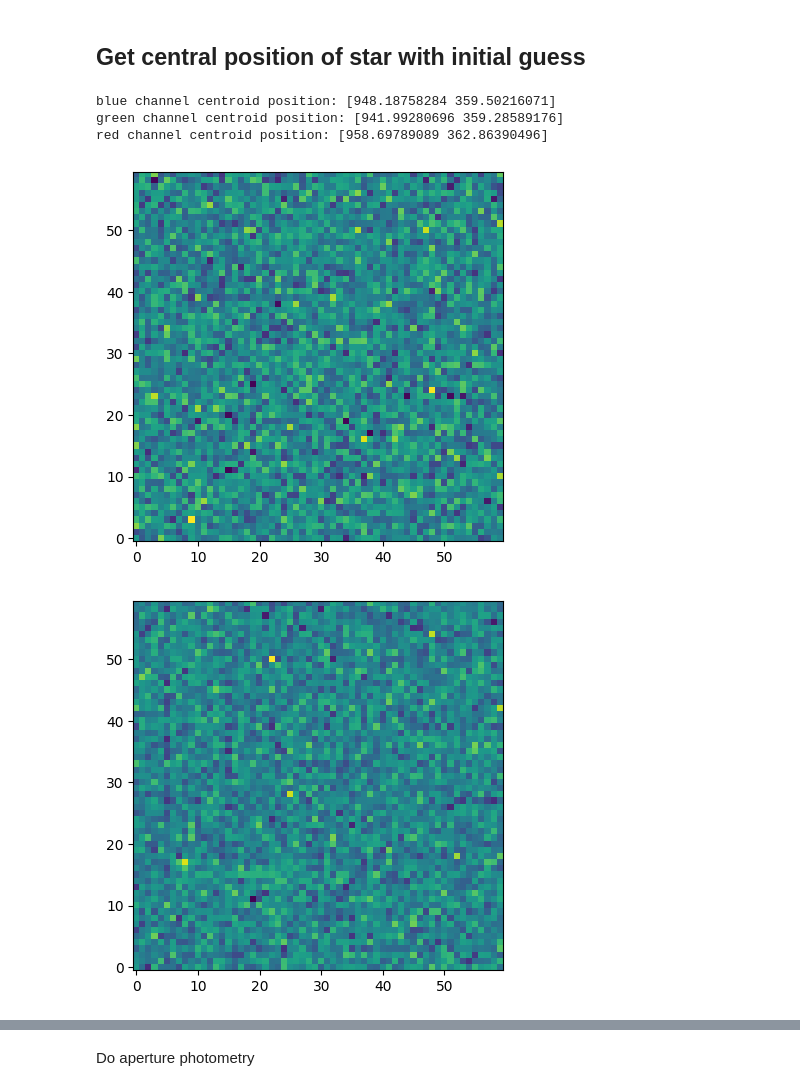
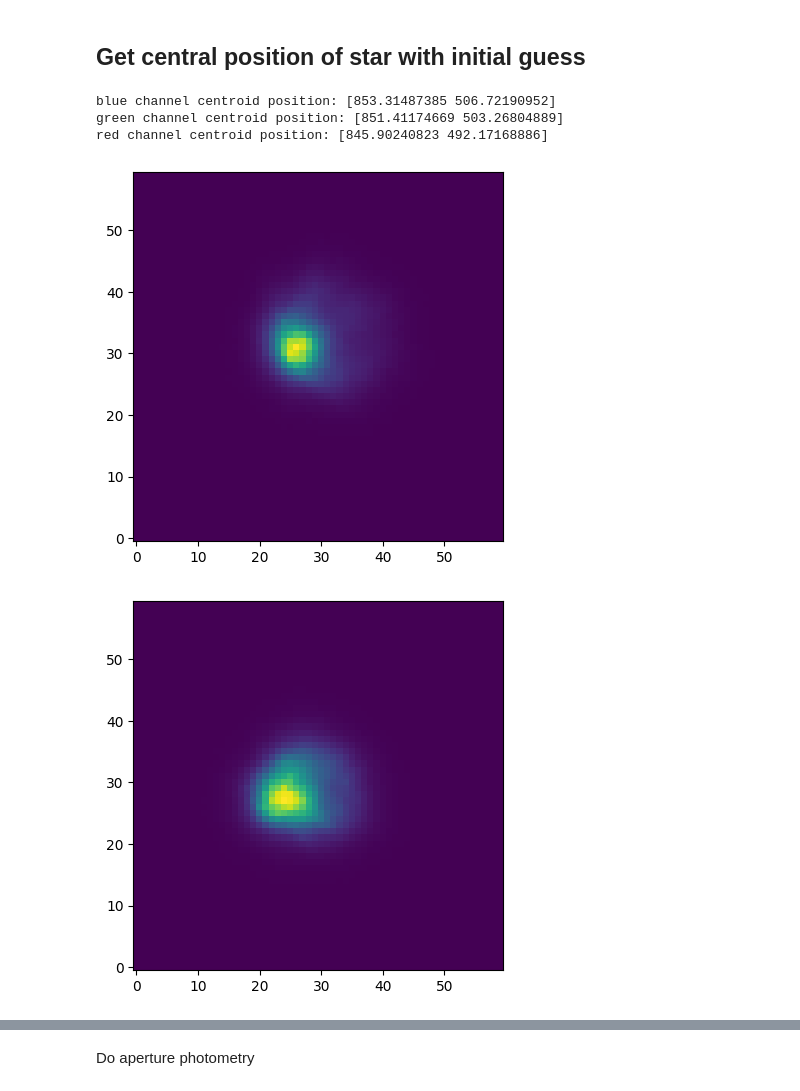
Before and after one commit to wisewizardofthestars/LA, a Jupyter notebook: V-aperture_photometry SHELIAK.ipynb, the cells around one changed output, grey strips where cells are left out. Cells and saved outputs as stored; diff of their text form; code cells hidden in the pictures.

```diff
--- a/V-aperture_photometry SHELIAK.ipynb
+++ b/V-aperture_photometry SHELIAK.ipynb
@@ -18,11 +18,11 @@ from astropy.visualization import simple_norm
 from photutils.aperture import aperture_photometry, CircularAnnulus, CircularAperture
 # %%
 # Make sure filters and paths match in length
-filters = ['blue', 'green', 'red']  # or adjust to match your files
+filters = [ 'blue', 'green', 'red']  # or adjust to match your files
 paths = []
-for file in os.listdir("./m57/aligned/"):
+for file in os.listdir("./sheliak/bgsub_stacked/"):
     if file.endswith(".fits"):
-        paths.append(os.path.join("./m57/aligned/", file))
+        paths.append(os.path.join("./sheliak/bgsub_stacked/", file))
 
 stacked_images = {}
 for i, fil in enumerate(filters):
@@ -62,7 +62,7 @@ for i,image in enumerate(stacked_images.values()):
 
     sigma_clip = SigmaClip(sigma=3.0)
     bkg_estimator = MedianBackground()
-    bkg = Background2D(image,(50,50),filter_size=(3,3),sigma_clip=sigma_clip,  ## this is the background and its noise
+    bkg = Background2D(image,(50,50),filter_size=(5,5),sigma_clip=sigma_clip,  ## this is the background and its noise
                     bkg_estimator=bkg_estimator,mask=srcmask)
     bkg_filters[filters[i]] = bkg
 
@@ -70,10 +70,11 @@ for i,image in enumerate(stacked_images.values()):
     erimage_filters[filters[i]] = erimage
 # %%
 ## Background
-lo,up = np.percentile(bkg.background,1),np.percentile(bkg.background,99)
-plt.figure()
-plt.imshow(bkg.background,cmap='gray',origin='lower',clim=(lo,up))
-plt.colorbar()
-plt.xlabel('xpix')
-plt.ylabel('ypix')
+for i,bkg in enumerate(bkg_filters.values()):
+    lo,up = np.percentile(bkg.background,1),np.percentile(bkg.background,99)
+    plt.figure()
+    plt.imshow(bkg.background,cmap='gray',origin='lower',clim=(lo,up))
+    plt.colorbar()
+    plt.xlabel('xpix')
+    plt.ylabel('ypix')
 # %% [output]
@@ -83,6 +84,6 @@ plt.ylabel('ypix')
 # %%
 ## Image and noise Plot
-fig, ax = plt.subplots(2, 3, figsize=(20, 10))
+fig, ax = plt.subplots(2, 4, figsize=(20, 10))
 for i,(image,erimage) in enumerate(zip(stacked_images.values(),erimage_filters.values())):
     lo,up = np.percentile(image,1),np.percentile(image,99)
     ax[0, i].imshow(image,cmap='gray',origin='lower',clim=(lo,up))
@@ -104,20 +105,20 @@ for i,erimage in enumerate(erimage_filters.values()):
 ## Get central position of star with initial guess
 # %%
 ## Estimate position with an initial position guess of the star with centroid
-pos_guess = [948,354]   ## initial guess (x,y) (CHANGE TO YOUR STAR POSITION!)
+pos_guess = [855,505]   ## initial guess (x,y) (CHANGE TO YOUR STAR POSITION!)
 from photutils.centroids import centroid_com, centroid_2dg  #load centroid libraries
 positions = {}
 for fil in filters:
     image = stacked_images[fil]
     img = image[pos_guess[1]-30:pos_guess[1]+30, pos_guess[0]-30:pos_guess[0]+30] # select subportion of 60x60 image
     plt.figure()
     plt.imshow(img, origin='lower')
     position = centroid_com(img) + np.array(pos_guess) - np.array([30, 30])
     positions[fil] = position
     print(f'{fil} channel centroid position:', position)
 # %% [output]
-blue channel centroid position: [948.18758284 359.50216071]
-green channel centroid position: [941.99280696 359.28589176]
-red channel centroid position: [958.69789089 362.86390496]
+blue channel centroid position: [853.31487385 506.72190952]
+green channel centroid position: [851.41174669 503.26804889]
+red channel centroid position: [845.90240823 492.17168886]
-[figure, old version]
+[figure, new version]
-[figure, old version]
+[figure, new version]
```
Also changed, not shown: parts of 6 cells of this notebook, 2 other files.
